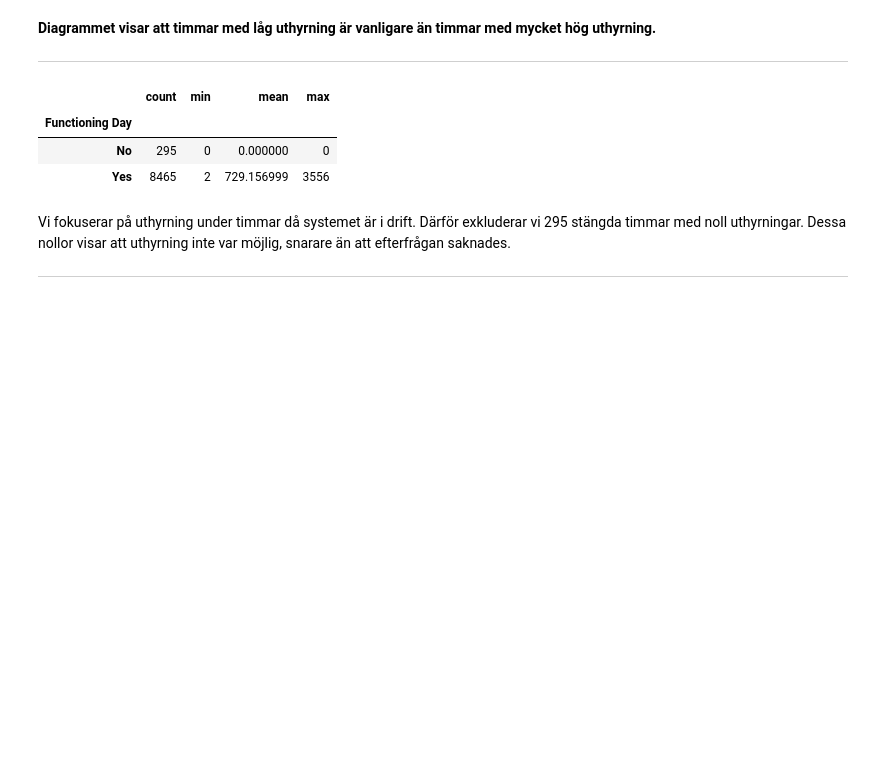
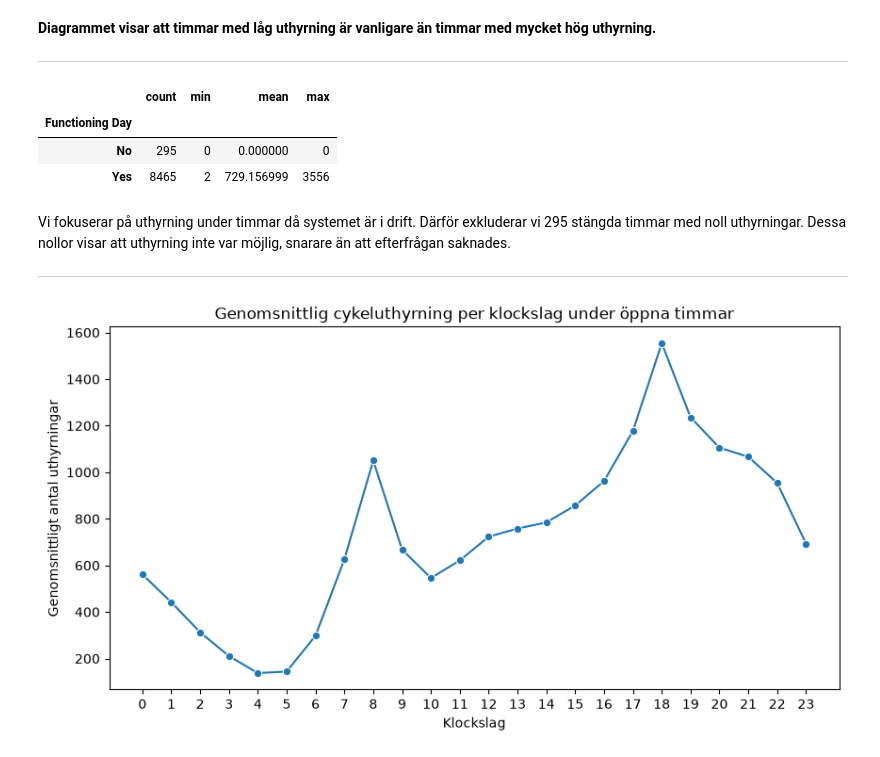
Before and after one commit to ThatMayBeTheCase/seoul-bike-demand, a Jupyter notebook: notebooks/1_exploration.ipynb, the cells around one changed output. Saved outputs shown, nothing was run; the diff lists cells and outputs as text; code cells hidden in the pictures; blank space fills up the shorter version.

```diff
--- a/notebooks/1_exploration.ipynb
+++ b/notebooks/1_exploration.ipynb
@@ -125,3 +125,22 @@ df_open = df[df["Functioning Day"] == "Yes"].copy()
 Vi fokuserar på uthyrning under timmar då systemet är i drift. Därför exkluderar vi 295 stängda timmar med noll uthyrningar. Dessa nollor visar att uthyrning inte var möjlig, snarare än att efterfrågan saknades.
 
 ---
+# %%
+plt.figure(figsize=(10, 5))
+
+sns.lineplot(
+    data=df_open,
+    x='Hour',
+    y='Rented Bike Count',
+    estimator='mean',
+    errorbar=None,
+    marker='o',
+)
+
+plt.title("Genomsnittlig cykeluthyrning per klockslag under öppna timmar")
+plt.xlabel("Klockslag")
+plt.ylabel("Genomsnittligt antal uthyrningar")
+plt.xticks(range(24))
+plt.show()
+# %% [output]
+[figure, added]
```
Also changed, not shown: parts of 12 cells of this notebook.
